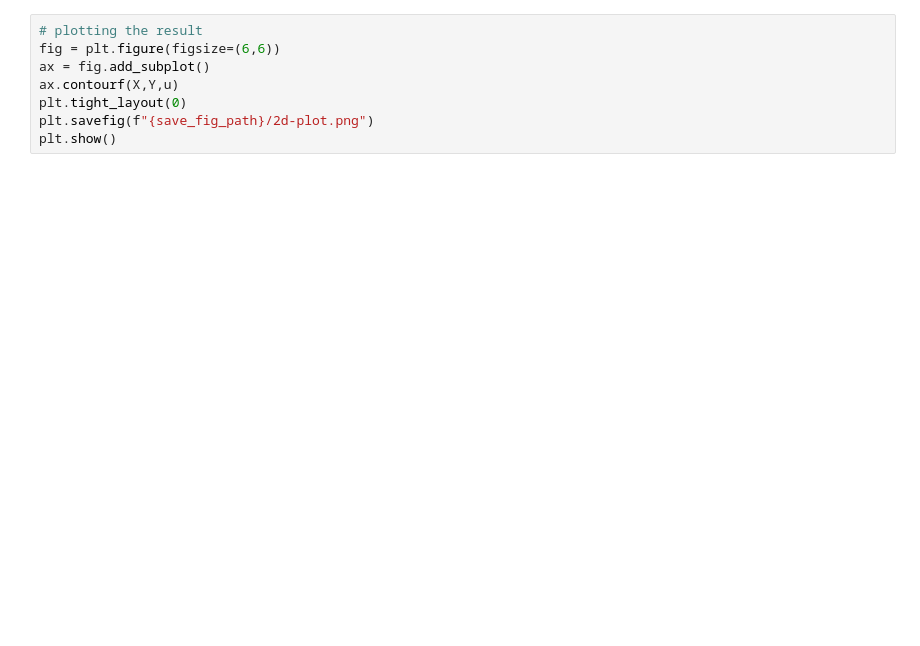
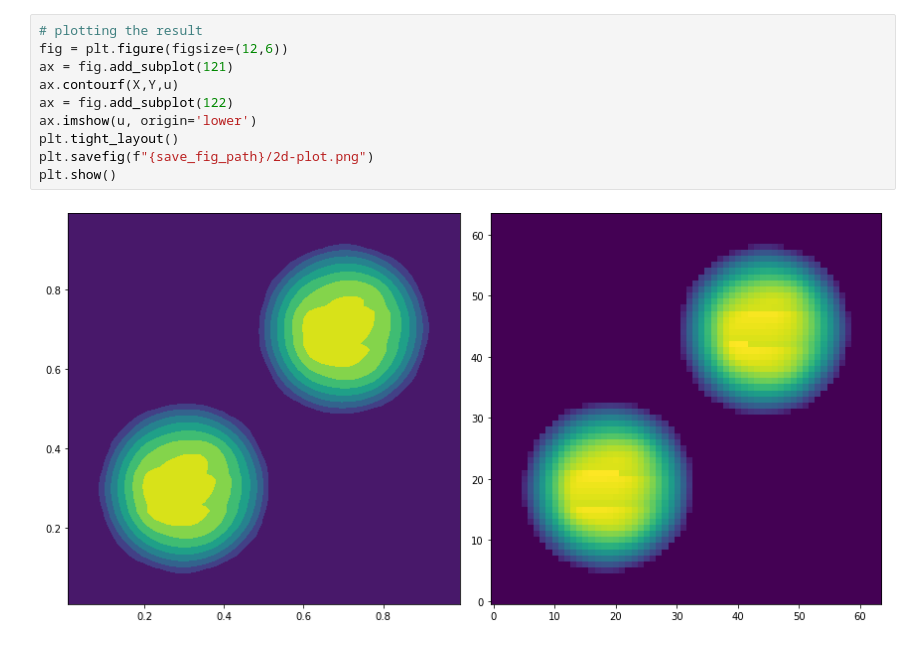
Before and after one commit to wonjunee/monotone-scheme, a Jupyter notebook: affine_PDE_2D.ipynb, the cells around one changed output. Saved outputs shown, nothing was run; the diff lists cells and outputs as text; blank space fills up the shorter version.

```diff
--- a/affine_PDE_2D.ipynb
+++ b/affine_PDE_2D.ipynb
@@ -129,8 +168,12 @@ KeyboardInterrupt:
 # %%
 # plotting the result
-fig = plt.figure(figsize=(6,6))
-ax = fig.add_subplot()
+fig = plt.figure(figsize=(12,6))
+ax = fig.add_subplot(121)
 ax.contourf(X,Y,u)
-plt.tight_layout(0)
+ax = fig.add_subplot(122)
+ax.imshow(u, origin='lower')
+plt.tight_layout()
 plt.savefig(f"{save_fig_path}/2d-plot.png")
 plt.show()
+# %% [output]
+[figure, added]
```
Also changed, not shown: parts of 6 cells of this notebook, 5 other files.
